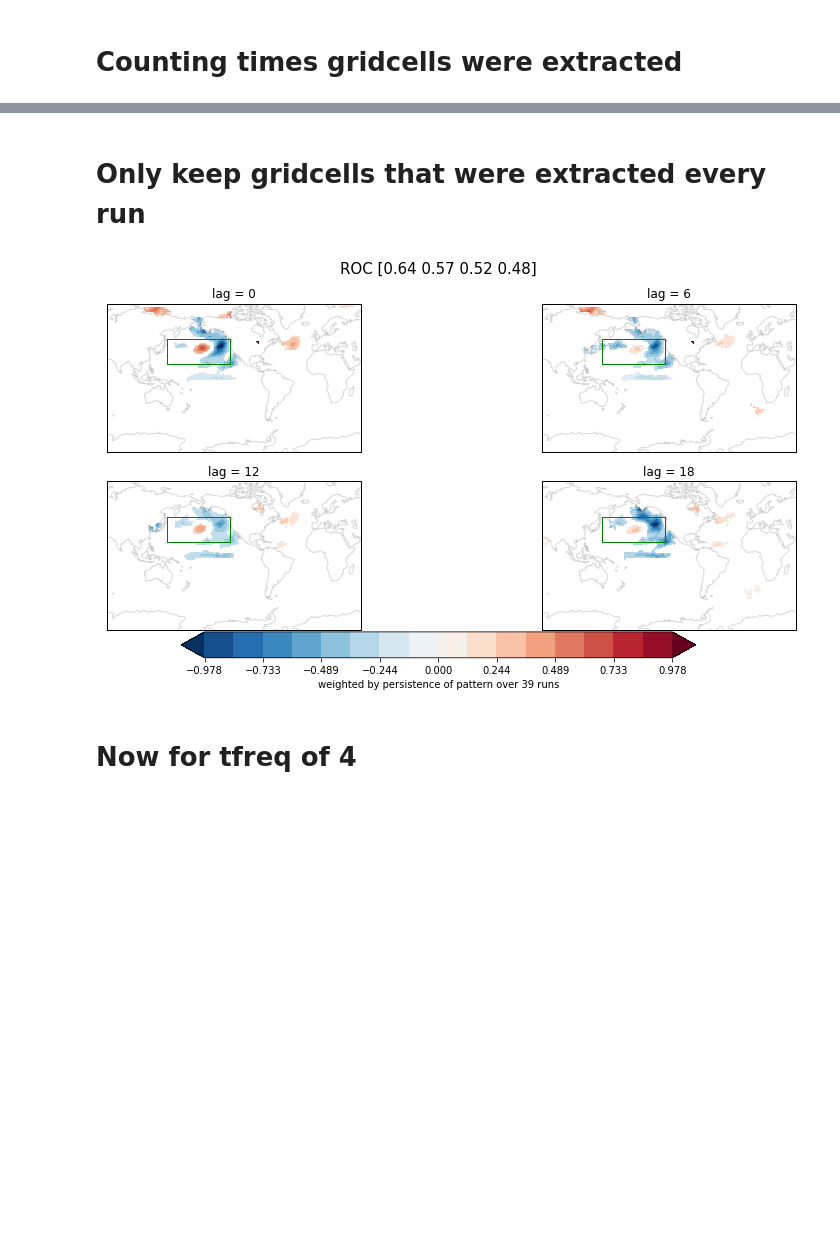
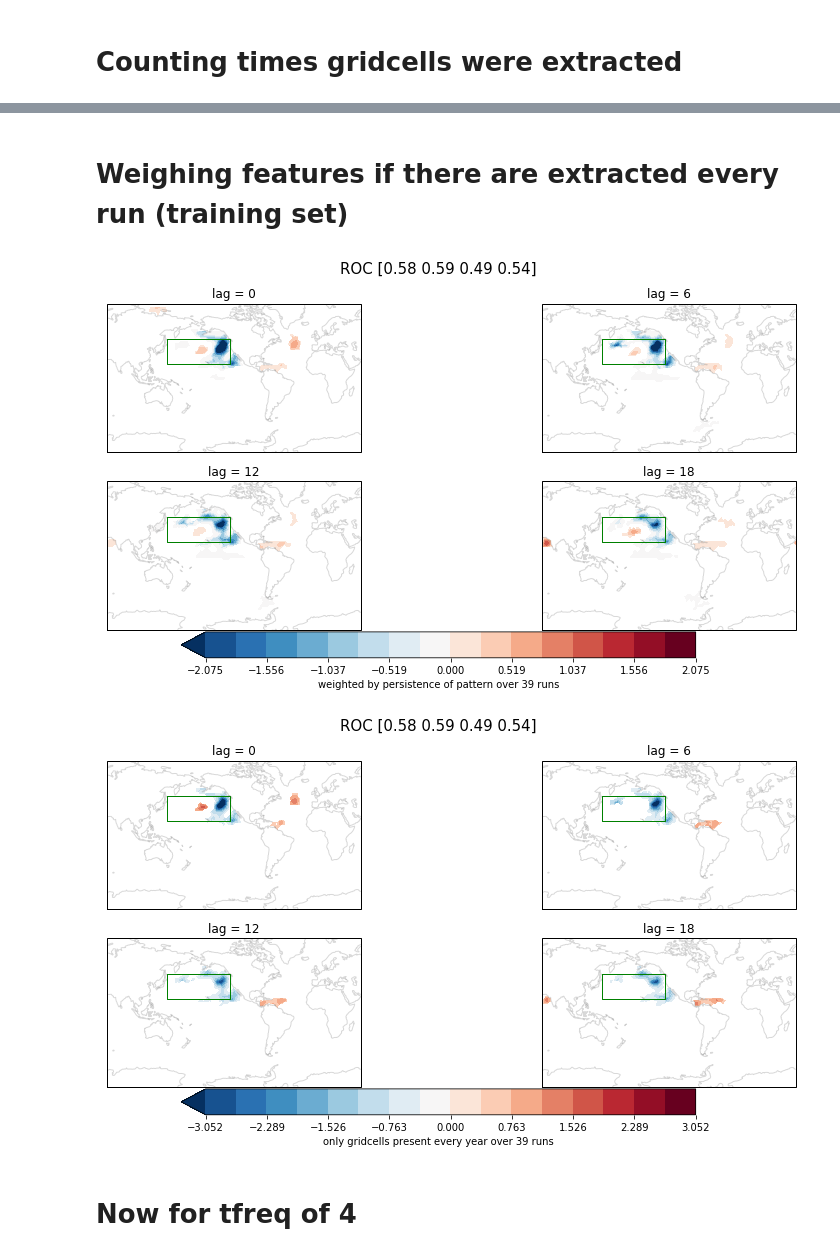
Before and after one commit to semvijverberg/CPPA_vs_PEP, a Jupyter notebook: ERA_T2mmax_sst_exp/default_ERA_t2mmax_sst_92d_diff_tfreq.ipynb, the cells around one changed output, grey strips where cells are left out. Saved outputs shown, nothing was run; the diff lists cells and outputs as text; code cells hidden in the pictures; blank space fills up the shorter version.

```diff
--- a/ERA_T2mmax_sst_exp/default_ERA_t2mmax_sst_92d_diff_tfreq.ipynb
+++ b/ERA_T2mmax_sst_exp/default_ERA_t2mmax_sst_92d_diff_tfreq.ipynb
@@ -80,6 +80,7 @@ else:
     filename = os.path.join(ex['RV1d_ts_path'], ex['RVts_filename'])
     dicRV = np.load(filename,  encoding='latin1').item()
     RVtsfull = dicRV['RVfullts']
+    func_mcK.xarray_plot(dicRV['RV_array']['mask'])
     RVhour   = RVtsfull.time[0].dt.hour.values
     datesRV = func_mcK.make_datestr(pd.to_datetime(RVtsfull.time.values), ex)
     # add RVhour to daily dates
@@ -123,7 +124,7 @@ print_ex = ['RV_name', 'name', 'grid_res', 'startyear', 'endyear',
             'sstartdate', 'senddate', 'n_conv', 'leave_n_out',
             'method', 'ROC_leave_n_out', 'wghts_std_anom',
             'wghts_accross_lags', 'splittrainfeat', 'n_strongest',
-            'n_std', 'tfreq', 'lags', 'n_yrs', 'hotdaythres']
+            'n_std', 'tfreq', 'lags', 'n_yrs', 'hotdaythres', 'p_value_logit']
 
 max_key_len = max([len(i) for i in print_ex])
 for key in print_ex:
@@ -247,4 +253,13 @@ if ex['leave_n_out']:
 # %%
+# Weighing features if there are extracted every run (training set)¶
+if ex['leave_n_out']:
+    mean_n_patterns = patterns.mean(dim='n_tests') * wghts/np.max(wghts)
+    #pers_patt_filter = mask_pers * patterns.mean(dim='n_tests')
+    mean_n_patterns.attrs['units'] = 'weighted by persistence of pattern over {} runs'.format(ex['n_conv'])
+    mean_n_patterns.name = 'ROC {}'.format(score_Sem.values)
+    func_mcK.plotting_wrapper(mean_n_patterns, filename, ex, kwrgs=None)
+
+
 #%% Only keep gridcells that were extracted every run
 if ex['leave_n_out']:
     pers_patt_filter = patterns.sel(n_tests=0).copy().drop('n_tests')
@@ -253,7 +268,7 @@ if ex['leave_n_out']:
     mean_n_patterns = patterns.mean(dim='n_tests')
     mean_n_patterns.coords['mask'] = (('lag', 'latitude','longitude'), mask_pers)
     #pers_patt_filter = mask_pers * patterns.mean(dim='n_tests')
-    pers_patt_filter.attrs['units'] = 'weighted by persistence of pattern over {} runs'.format(ex['n_conv'])
+    pers_patt_filter.attrs['units'] = 'only gridcells present every year over {} runs'.format(ex['n_conv'])
     pers_patt_filter.name = 'ROC {}'.format(score_Sem.values)
     func_mcK.plotting_wrapper(pers_patt_filter, filename, ex, kwrgs=None)
 # %% [output]
@@ -268,6 +284,8 @@ ex = np.load(ex_dic_path, encoding='latin1').item()
 # Longer summer
 ex['sstartdate'] = str(ex['startyear']) + '-' + '06-01'
 ex['senddate'] = str(ex['startyear']) + '-' + '08-31'
+# features based on std anomaly map
+ex['wghts_std_anom'] = True
 # tfreq
 ex['tfreq'] = 3
 
@@ -464,19 +482,29 @@ if ex['leave_n_out']:
-# %% [markdown]
-# Only keep gridcells that were extracted every run
+# %% [markdown]
+# Weighing features if there are extracted every run (training set)
 # %%
+# weighted by persistence of pattern over
+if ex['leave_n_out']:
+    mean_n_patterns = patterns.mean(dim='n_tests') * wghts/np.max(wghts)
+    #pers_patt_filter = mask_pers * patterns.mean(dim='n_tests')
+    mean_n_patterns.attrs['units'] = 'weighted by persistence of pattern over {} runs'.format(ex['n_conv'])
+    mean_n_patterns.name = 'ROC {}'.format(score_Sem.values)
+    func_mcK.plotting_wrapper(mean_n_patterns, filename, ex, kwrgs=None)
+
+
 #%% Only keep gridcells that were extracted every run
 if ex['leave_n_out']:
     pers_patt_filter = patterns.sel(n_tests=0).copy().drop('n_tests')
     ex['persistence_criteria'] = len(set(RV_ts.time.dt.year.values))
     mask_pers = (wghts == ex['persistence_criteria'])
     mean_n_patterns = patterns.mean(dim='n_tests')
     mean_n_patterns.coords['mask'] = (('lag', 'latitude','longitude'), mask_pers)
     #pers_patt_filter = mask_pers * patterns.mean(dim='n_tests')
-    pers_patt_filter.attrs['units'] = 'weighted by persistence of pattern over {} runs'.format(ex['n_conv'])
+    pers_patt_filter.attrs['units'] = 'only gridcells present every year over {} runs'.format(ex['n_conv'])
     pers_patt_filter.name = 'ROC {}'.format(score_Sem.values)
     func_mcK.plotting_wrapper(pers_patt_filter, filename, ex, kwrgs=None)
 # %% [output]
-[figure, old version]
+[figure, new version]
+[figure, added]
 # %% [markdown]
 # Now for tfreq of 4
 # %%
```
Also changed, not shown: parts of 15 cells of this notebook, 7 other files.
